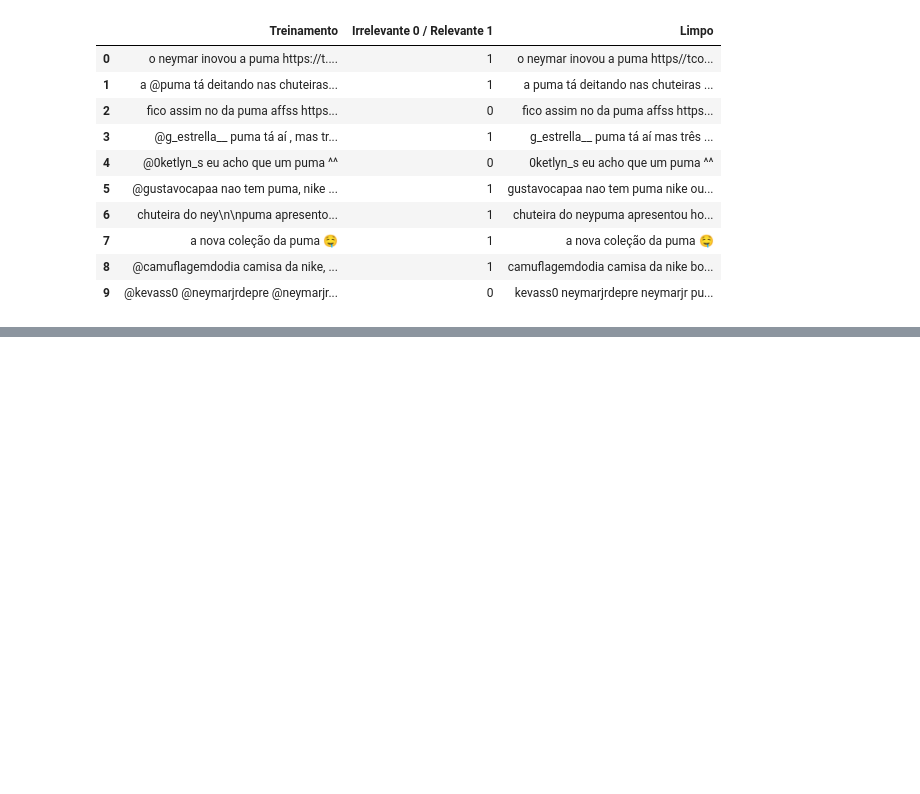
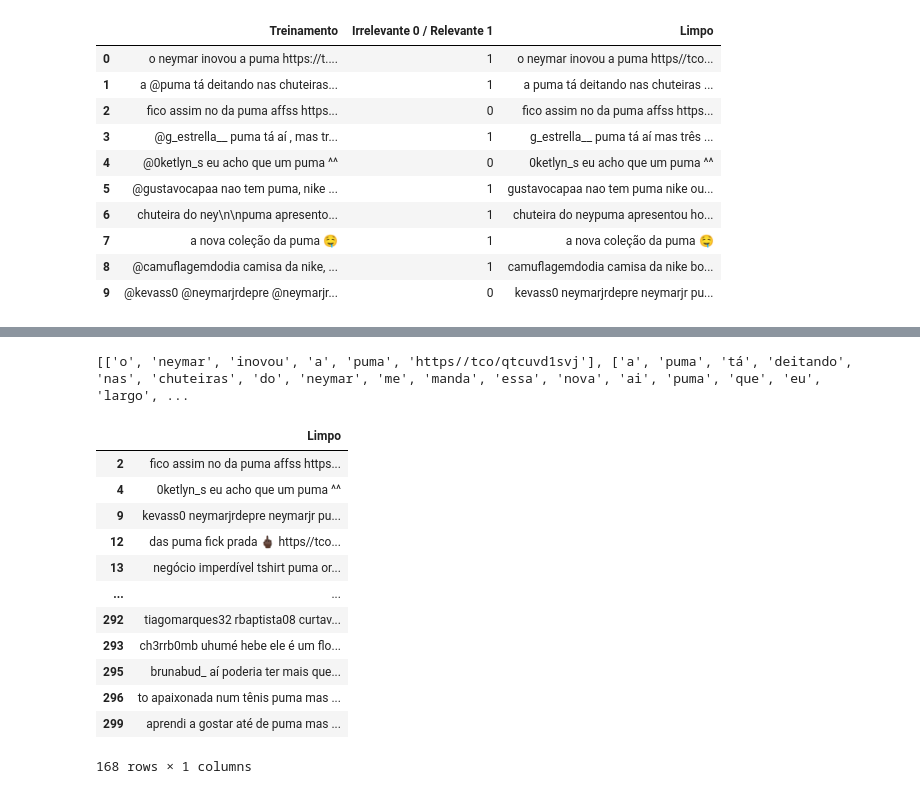
Before and after one commit to ykarodeandrade/projet1cdados, a Jupyter notebook: Tweet_puma.ipynb, the cells around one changed output, grey strips where cells are left out. Cells and saved outputs as stored; diff of their text form; code cells hidden in the pictures; blank space fills up the shorter version.

```diff
--- a/Tweet_puma.ipynb
+++ b/Tweet_puma.ipynb
@@ -132,0 +131,28 @@ separando
+# %%
+#primeiro for para pegar o conjunto de palavras relevantes
+p_relevantes = []
+for c,conteudo in enumerate (tweets_relevantes):
+    p_relevantes.append(conteudo.split())
+
+print(p_relevantes)
+#p_relevantes
+# %% [output]
+[['o', 'neymar', 'inovou', 'a', 'puma', 'https//tco/qtcuvd1svj'], ['a', 'puma', 'tá', 'deitando', 'nas', 'chuteiras', 'do', 'neymar', 'me', 'manda', 'essa', 'nova', 'ai', 'puma', 'que', 'eu', 'largo', ...
+# %%
+#tweets considerados como irrelevantes
+irrelevante = dados.loc[dados['Irrelevante 0 / Relevante 1'] == 0, ['Limpo']]
+irrelevante
+# %% [output]
+|  | Limpo |
+| 2 | fico assim no da puma affss https... |
+| 4 | 0ketlyn_s eu acho que um puma ^^ |
+| 9 | kevass0 neymarjrdepre neymarjr pu... |
+| 12 | das puma fick prada 🖕🏿 https//tco... |
+| 13 | negócio imperdível tshirt puma or... |
+| ... | ... |
+| 292 | tiagomarques32 rbaptista08 curtav... |
+| 293 | ch3rrb0mb uhumé hebe ele é um flo... |
+| 295 | brunabud_ aí poderia ter mais que... |
+| 296 | to apaixonada num tênis puma mas ... |
+| 299 | aprendi a gostar até de puma mas ... |
+168 rows × 1 columns
```
Also changed, not shown: parts of 14 cells of this notebook, 1 other file.
